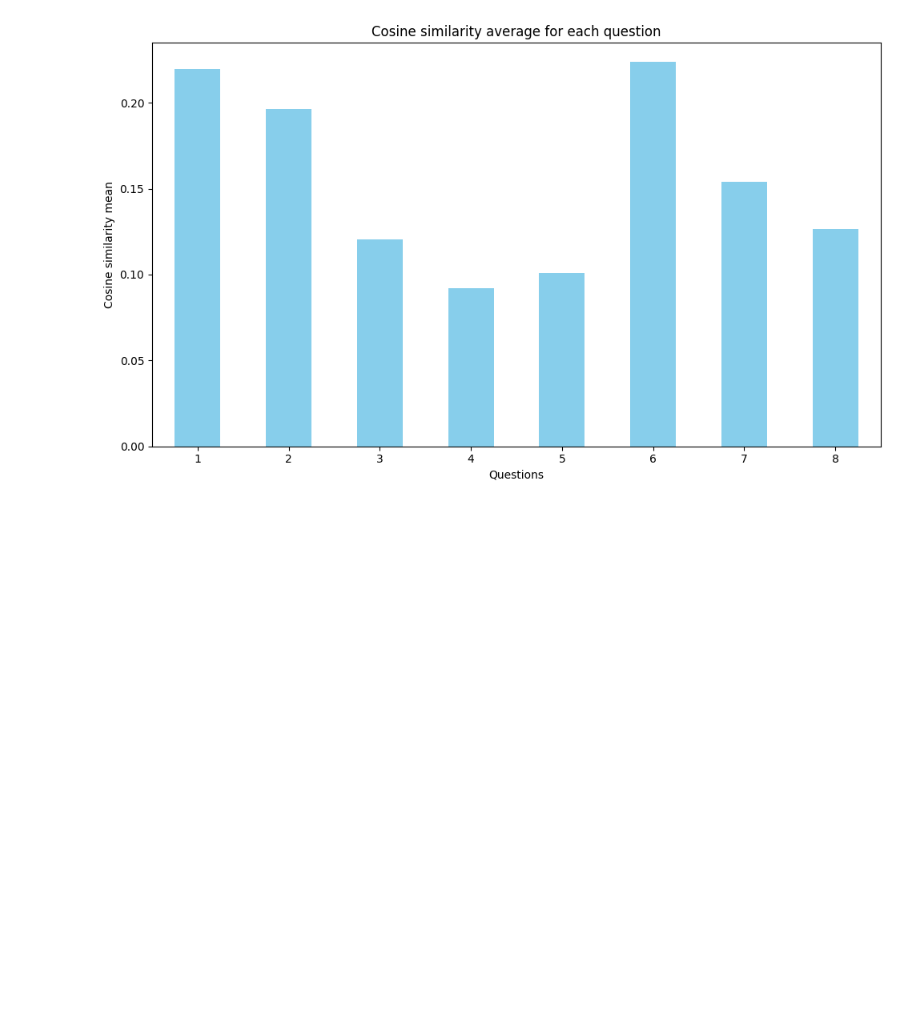
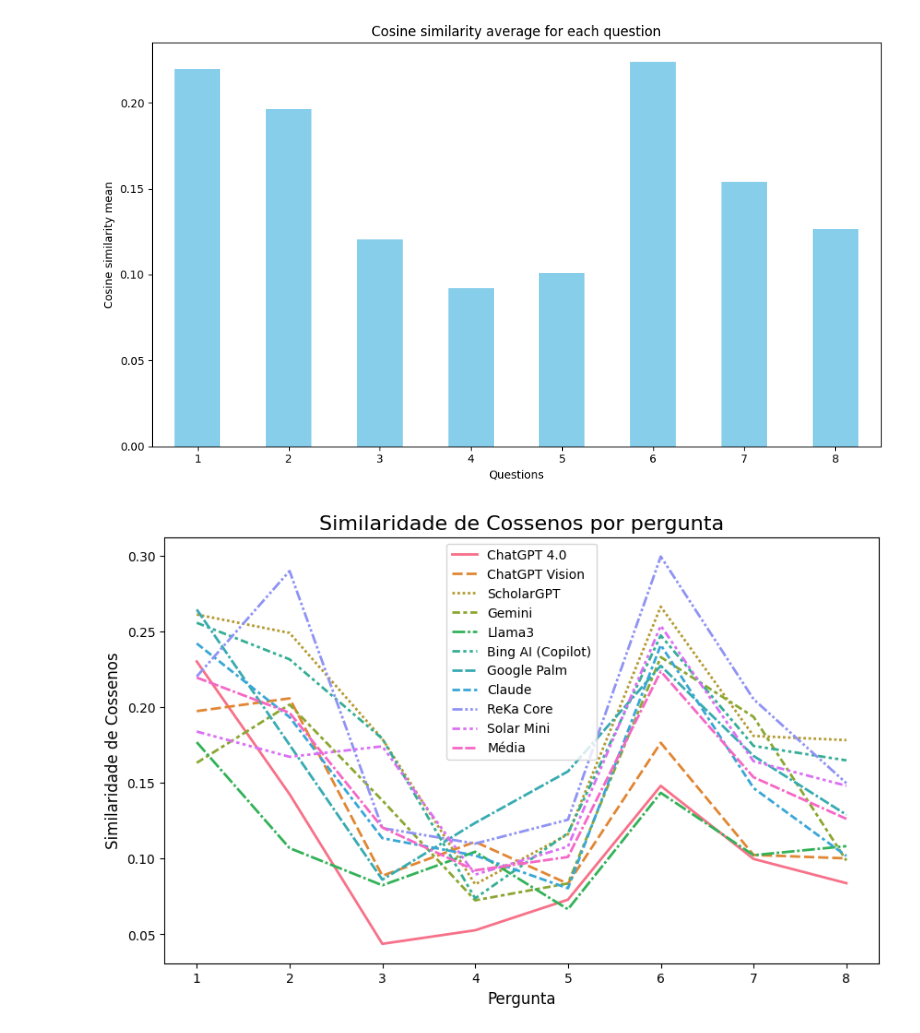
Before and after one commit to gskumlehn/autism-info-llm-comparison, a Jupyter notebook: cosine_similarity.ipynb, the cells around one changed output. Drawn from its saved outputs; the diff is of its cells as text; code cells hidden in the pictures; blank space fills up the shorter version.

```diff
--- a/cosine_similarity.ipynb
+++ b/cosine_similarity.ipynb
@@ -37,7 +43,7 @@ similarity_df = pd.DataFrame(similarities)
 
 similarity_question_means = similarity_df.mean(axis=1)
 
-similarity_df["Mean"] = similarity_question_means
+similarity_df["Média"] = similarity_question_means
 
 print(similarity_df)
 # %% [output]
@@ -118,3 +124,20 @@ plt.tight_layout()
 plt.show()
 # %% [output]
 [figure]
+# %%
+plt.figure(figsize=(10, 6))
+
+
+palette = sns.color_palette("crest")[1:]
+
+sns.set_palette(palette)
+sns.lineplot(data=similarity_df, linewidth=2)
+
+plt.title("Similaridade de Cossenos por pergunta", fontsize=16)
+plt.xlabel("Pergunta", fontsize=12)
+plt.ylabel("Similaridade de Cossenos", fontsize=12)
+plt.xticks(ticks=range(8), labels=[str(i+1) for i in range(8)])
+
+plt.show()
+# %% [output]
+[figure, added]
```
Also changed, not shown: parts of 5 cells of this notebook.
